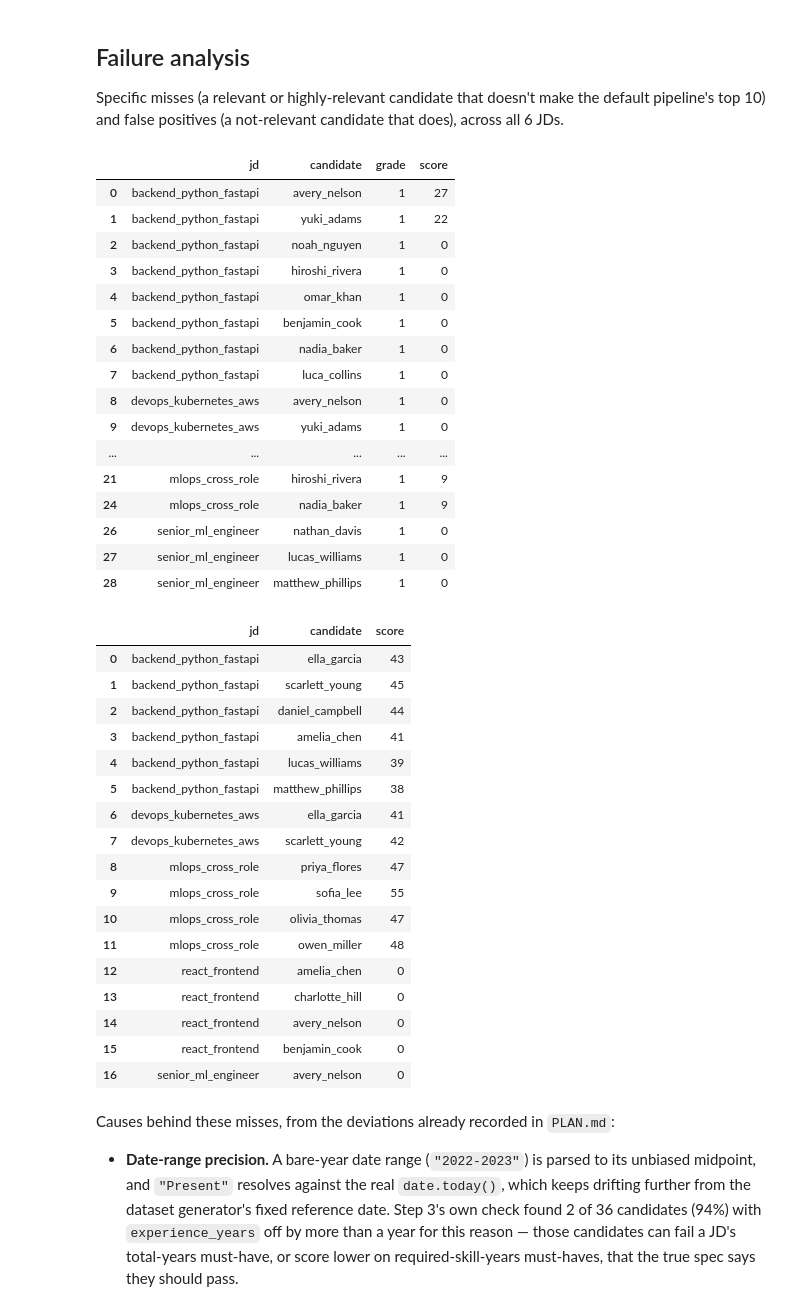
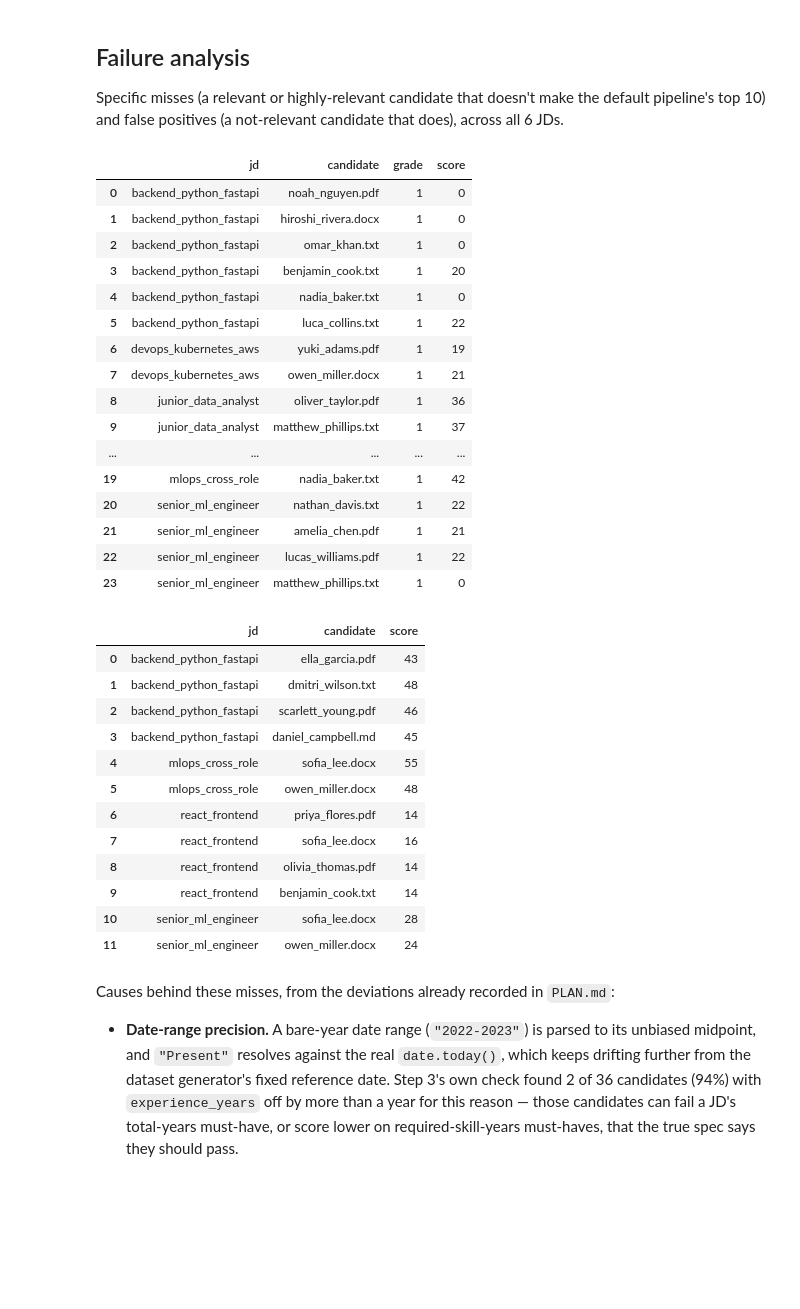
Before and after one commit to puranderdua8/resume-rag-job-matcher, a Jupyter notebook: notebooks/07_calibration_and_analysis.ipynb, the cells around one changed output. Drawn from its saved outputs; the diff is of its cells as text; code cells hidden in the pictures; blank space fills up the shorter version.

```diff
--- a/notebooks/07_calibration_and_analysis.ipynb
+++ b/notebooks/07_calibration_and_analysis.ipynb
@@ -30,7 +28,7 @@ score_by_grade = {0: [], 1: [], 2: []}
 for jd_path in s.jd_paths:
     jd_id = s.jd_id_for_path(jd_path)
     jd = s.parse_jd(jd_path.read_text())
-    grades = {Path(filename).stem: grade for filename, grade in s.ground_truth[jd_id].items()}
+    grades = {filename: grade for filename, grade in s.ground_truth[jd_id].items()}
     scored = s.score_all(jd)
     for cid, sc in scored.items():
         score_by_grade[grades.get(cid, 0)].append(sc.score)
@@ -133,62 +131,57 @@ candidate that does), across all 6 JDs.
 # %%
 misses = []
 false_positives = []
 for jd_path in s.jd_paths:
     jd_id = s.jd_id_for_path(jd_path)
     jd = s.parse_jd(jd_path.read_text())
-    grades = {Path(filename).stem: grade for filename, grade in s.ground_truth[jd_id].items()}
+    grades = {filename: grade for filename, grade in s.ground_truth[jd_id].items()}
     ranking = s.ranking_for(jd)
     top10 = set(ranking[:10])
     scored = s.score_all(jd)
     for cid, grade in grades.items():
         if grade >= 1 and cid not in top10:
             misses.append(
                 {"jd": jd_id, "candidate": cid, "grade": grade, "score": scored[cid].score}
             )
         if cid in top10 and grade == 0:
             false_positives.append({"jd": jd_id, "candidate": cid, "score": scored[cid].score})
 
 misses_df = pd.DataFrame(misses).sort_values(["jd", "grade"], ascending=[True, False])
 misses_df
 # %% [output]
 |  | jd | candidate | grade | score |
-| 0 | backend_python_fastapi | avery_nelson | 1 | 27 |
-| 1 | backend_python_fastapi | yuki_adams | 1 | 22 |
-| 2 | backend_python_fastapi | noah_nguyen | 1 | 0 |
-| 3 | backend_python_fastapi | hiroshi_rivera | 1 | 0 |
-| 4 | backend_python_fastapi | omar_khan | 1 | 0 |
-| 5 | backend_python_fastapi | benjamin_cook | 1 | 0 |
-| 6 | backend_python_fastapi | nadia_baker | 1 | 0 |
-| 7 | backend_python_fastapi | luca_collins | 1 | 0 |
-| 8 | devops_kubernetes_aws | avery_nelson | 1 | 0 |
-| 9 | devops_kubernetes_aws | yuki_adams | 1 | 0 |
+| 0 | backend_python_fastapi | noah_nguyen.pdf | 1 | 0 |
+| 1 | backend_python_fastapi | hiroshi_rivera.docx | 1 | 0 |
+| 2 | backend_python_fastapi | omar_khan.txt | 1 | 0 |
+| 3 | backend_python_fastapi | benjamin_cook.txt | 1 | 20 |
+| 4 | backend_python_fastapi | nadia_baker.txt | 1 | 0 |
+| 5 | backend_python_fastapi | luca_collins.txt | 1 | 22 |
+| 6 | devops_kubernetes_aws | yuki_adams.pdf | 1 | 19 |
+| 7 | devops_kubernetes_aws | owen_miller.docx | 1 | 21 |
+| 8 | junior_data_analyst | oliver_taylor.pdf | 1 | 36 |
+| 9 | junior_data_analyst | matthew_phillips.txt | 1 | 37 |
 | ... | ... | ... | ... | ... |
-| 21 | mlops_cross_role | hiroshi_rivera | 1 | 9 |
-| 24 | mlops_cross_role | nadia_baker | 1 | 9 |
-| 26 | senior_ml_engineer | nathan_davis | 1 | 0 |
-| 27 | senior_ml_engineer | lucas_williams | 1 | 0 |
-| 28 | senior_ml_engineer | matthew_phillips | 1 | 0 |
+| 19 | mlops_cross_role | nadia_baker.txt | 1 | 42 |
+| 20 | senior_ml_engineer | nathan_davis.txt | 1 | 22 |
+| 21 | senior_ml_engineer | amelia_chen.pdf | 1 | 21 |
+| 22 | senior_ml_engineer | lucas_williams.pdf | 1 | 22 |
+| 23 | senior_ml_engineer | matthew_phillips.txt | 1 | 0 |
 # %%
 pd.DataFrame(false_positives)
 # %% [output]
 |  | jd | candidate | score |
-| 0 | backend_python_fastapi | ella_garcia | 43 |
-| 1 | backend_python_fastapi | scarlett_young | 45 |
-| 2 | backend_python_fastapi | daniel_campbell | 44 |
-| 3 | backend_python_fastapi | amelia_chen | 41 |
-| 4 | backend_python_fastapi | lucas_williams | 39 |
-| 5 | backend_python_fastapi | matthew_phillips | 38 |
-| 6 | devops_kubernetes_aws | ella_garcia | 41 |
-| 7 | devops_kubernetes_aws | scarlett_young | 42 |
-| 8 | mlops_cross_role | priya_flores | 47 |
-| 9 | mlops_cross_role | sofia_lee | 55 |
-| 10 | mlops_cross_role | olivia_thomas | 47 |
-| 11 | mlops_cross_role | owen_miller | 48 |
-| 12 | react_frontend | amelia_chen | 0 |
-| 13 | react_frontend | charlotte_hill | 0 |
-| 14 | react_frontend | avery_nelson | 0 |
-| 15 | react_frontend | benjamin_cook | 0 |
-| 16 | senior_ml_engineer | avery_nelson | 0 |
+| 0 | backend_python_fastapi | ella_garcia.pdf | 43 |
+| 1 | backend_python_fastapi | dmitri_wilson.txt | 48 |
+| 2 | backend_python_fastapi | scarlett_young.pdf | 46 |
+| 3 | backend_python_fastapi | daniel_campbell.md | 45 |
+| 4 | mlops_cross_role | sofia_lee.docx | 55 |
+| 5 | mlops_cross_role | owen_miller.docx | 48 |
+| 6 | react_frontend | priya_flores.pdf | 14 |
+| 7 | react_frontend | sofia_lee.docx | 16 |
+| 8 | react_frontend | olivia_thomas.pdf | 14 |
+| 9 | react_frontend | benjamin_cook.txt | 14 |
+| 10 | senior_ml_engineer | sofia_lee.docx | 28 |
+| 11 | senior_ml_engineer | owen_miller.docx | 24 |
 # %% [markdown]
 Causes behind these misses, from the deviations already recorded in
 `PLAN.md`:
```
Also changed, not shown: parts of 3 cells of this notebook, 32 other files.
